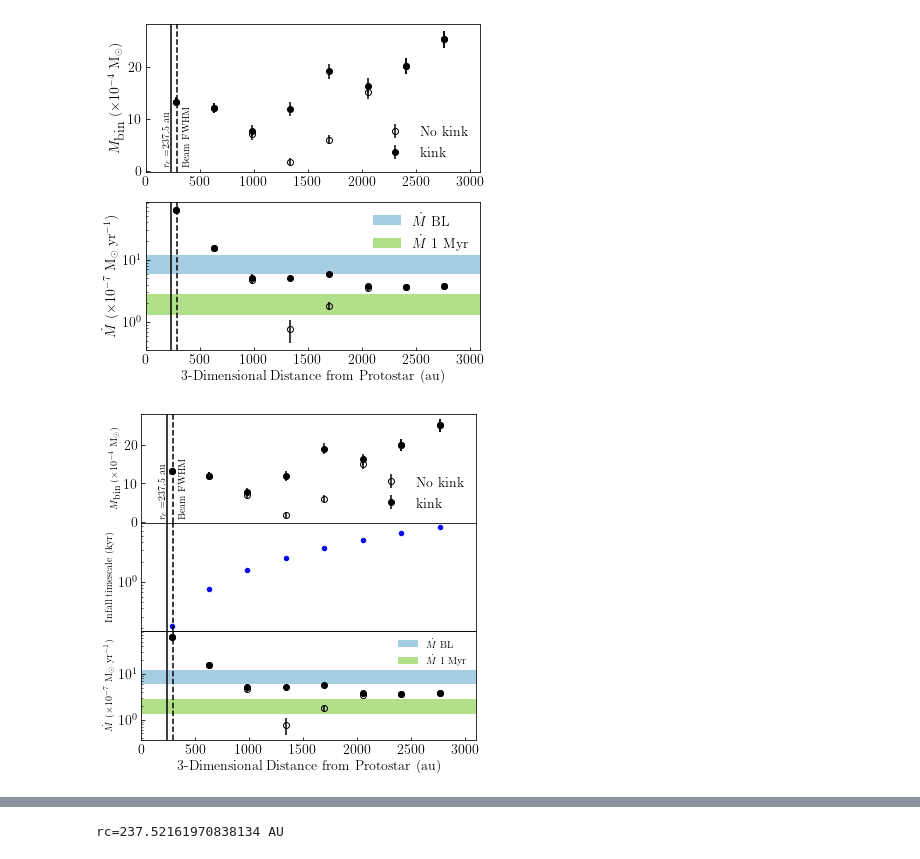
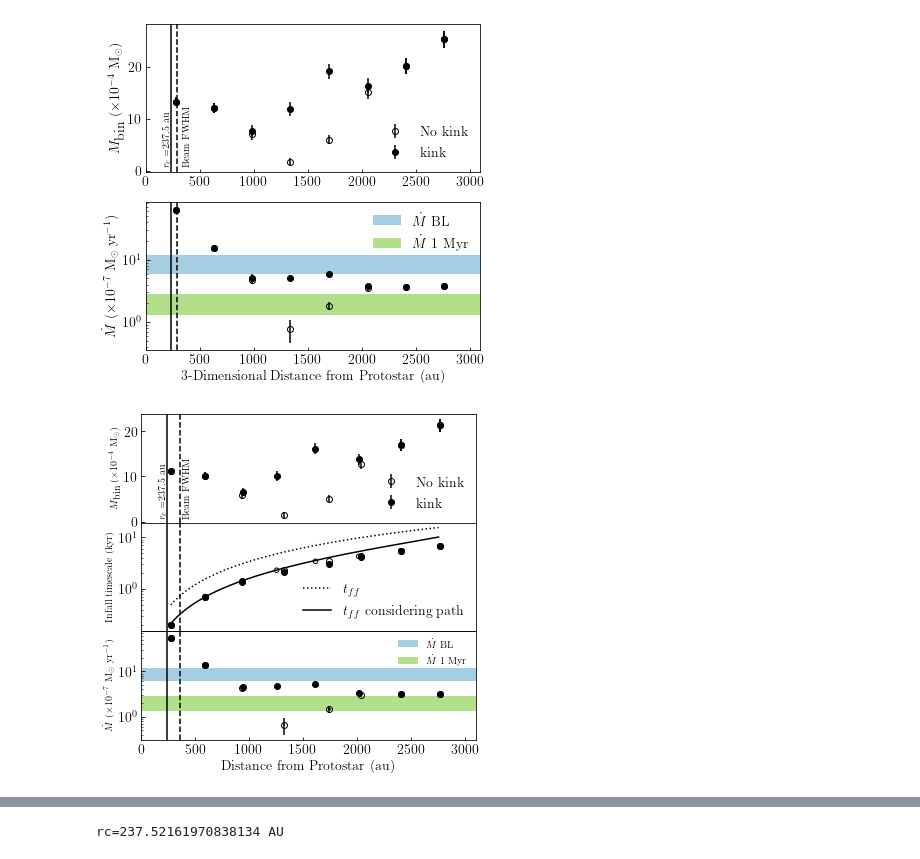
Before and after one commit to tere-valdivia/Per-emb-50_results, a Jupyter notebook: Data_figures.ipynb, the cells around one changed output, grey strips where cells are left out. Cells and saved outputs as stored; diff of their text form; code cells hidden in the pictures.

Commit message:
Accretion with SL model timescales and included error in T

```diff
--- a/Data_figures.ipynb
+++ b/Data_figures.ipynb
@@ -1460,10 +1469,13 @@ if saveaction:
 # If the free fall time is not trivial (like in this case), we can plot a third row
 saveaction = 0
 folder = 'analysis/'
-tablefilemacc = 'M_Mdot_Tex_fixed_mom0_pbcor_binned_unc_tmodel.csv'
+# Just changed the uncertainties for Tex
+tablefilemacc = 'M_Mdot_Tex_15pm5_mom0_pbcor_binned_unc_tmodel.csv'
 
 mass_streamer_table = pd.read_csv(folder+tablefilemacc, header=0)
 binradii = mass_streamer_table['3D distance (au)']
+ubinradii = mass_streamer_table['u 3D distance (au)']
+binradiikink = mass_streamer_table['3D distance kink (au)']
 masses = mass_streamer_table['Mass wo kink (Msun)']
 umasses = mass_streamer_table['u Mass wo kink (Msun)']
 masseskink = mass_streamer_table['Mass w kink (Msun)']
@@ -1472,45 +1484,59 @@ m_acclist = mass_streamer_table['Mdot wo kink (Msun yr-1)']
 um_acclist = mass_streamer_table['u Mdot wo kink (Msun yr-1)']
 m_acclistkink = mass_streamer_table['Mdot w kink (Msun yr-1)']
 um_acclistkink = mass_streamer_table['u Mdot w kink (Msun yr-1)']
-times = mass_streamer_table['t_f (yr, M_env = 0.39 Msun)']
+times_streamline = mass_streamer_table['t_ff streamline (yr, M_env = 0.39 Msun)']
+utimes_streamline = mass_streamer_table['u t_ff streamline (yr, M_env = 0.39 Msun)']
+times_streamlinekink = mass_streamer_table['t_ff streamline kink (yr, M_env = 0.39 Msun)']
+utimes_streamlinekink = mass_streamer_table['u t_ff streamline kink (yr, M_env = 0.39 Msun)']
+
+r_sample = np.arange(np.amin(binradii), np.amax(binradii), 10) *u.au
+time_theory_acc = t_freefall_acc(0*u.au, r_sample, 3300*u.au, mass=2.68*u.Msun)
+time_theory = t_freefall(r_sample, 2.68*u.Msun)
+
 
 fig = plt.figure(figsize=(6,6))
 ax3 = fig.add_subplot(313)
-ax3.errorbar(binradii, m_acclist*1e7, yerr=um_acclist*1e7, marker='o', linestyle='none', mfc='none', mec='k', ecolor='k')
-ax3.errorbar(binradii, m_acclistkink*1e7, yerr=um_acclistkink*1e7, marker='o', linestyle='none', mfc='k', mec='k', ecolor='k')
+ax3.errorbar(binradii, m_acclist*1e7, yerr=um_acclist*1e7, xerr=ubinradii, marker='o', linestyle='none', mfc='none', mec='k', ecolor='k')
+ax3.errorbar(binradiikink, m_acclistkink*1e7, yerr=um_acclistkink*1e7, marker='o', linestyle='none', mfc='k', mec='k', ecolor='k')
 ax3.set_yscale('log')
-ax3.set_xlabel('3-Dimensional Distance from Protostar (au)')
+ax3.set_xlabel('Distance from Protostar (au)')
 ax3.set_ylabel(r'$\dot{M}$ ($\times 10^{-7}$ M$_{\odot}$ yr$^{-1}$)', fontsize=10)
-ax3.axvline(293, color='k', linestyle='dashed')
-ax3.axvline(237.5, color='k')
+ax3.axvline(360, color='k', linestyle='dashed') # beam
+ax3.axvline(237.5, color='k') # rc
 ax3.set_xlim([0,3100])
 ax3.axhspan(6, 12, facecolor='#a6cee3', label=r'$\dot{M}$ BL')
 ax3.axhspan(1.3, 2.8, facecolor='#b2df8a', label=r'$\dot{M}$ 1 Myr')
 ax3.legend(frameon=False, loc=0, fontsize=10)
 
-
 ax = fig.add_subplot(311, sharex=ax3)
 ax.errorbar(binradii, masses*1e4, yerr=umasses*1e4, marker='o', linestyle='none', mfc='none', mec='k', ecolor='k', label='No kink')
-ax.errorbar(binradii, masseskink*1e4, yerr=umasseskink*1e4, marker='o', linestyle='none', mfc='k', mec='k', ecolor='k', label='kink')
+ax.errorbar(binradiikink, masseskink*1e4, yerr=umasseskink*1e4, marker='o', linestyle='none', mfc='k', mec='k', ecolor='k', label='kink')
 ax.set_ylabel(r'$M_{\textrm{bin}}$ ($\times 10^{-4}$ M$_{\odot}$)', fontsize=10)
 ax.legend(loc=4, frameon=False)
-ax.axvline(293, color='k', linestyle='dashed')
-ax.text(350,1, 'Beam FWHM', size=10, rotation=90)
+ax.axvline(360, color='k', linestyle='dashed')
+ax.text(390,1, 'Beam FWHM', size=10, rotation=90)
 ax.axvline(237.5, color='k')
 ax.text(150,1, r'$r_c=$'+str(237.5)+' au', size=10, rotation=90, color='k')
 ax.tick_params(axis='x', which='both', bottom=False, top=False, labelbottom=False)
 
 ax2 = fig.add_subplot(312, sharex=ax3)
-ax2.scatter(binradii, times/1e3, s=20, facecolors='b', edgecolors='b')
+# ax2.scatter(binradii, times_streamlinekink/1e3, s=20, facecolors='k', edgecolors='k')
+ax2.scatter(binradiikink, times_streamline/1e3, s=20, facecolors='none', edgecolors='k')
+
+ax2.errorbar(binradii, times_streamline/1e3, yerr=utimes_streamline/1e3, marker='o', linestyle='none', mfc='none', mec='k', ecolor='k')
+ax2.errorbar(binradii, times_streamlinekink/1e3, yerr=utimes_streamlinekink/1e3, marker='o', linestyle='none', mfc='k', mec='k', ecolor='k')
+ax2.plot(r_sample.value, time_theory.value/1e3, 'k:', label=r'$t_{ff}$')
+ax2.plot(r_sample.value, time_theory_acc.value/1e3, 'k-', label=r'$t_{ff}$ considering path')
 ax2.set_ylabel(r'Infall timescale (kyr)', fontsize=10)
 ax2.set_yscale('log')
-ax2.axvline(293, color='k', linestyle='dashed')
+ax2.legend(frameon=False)
+ax2.axvline(360, color='k', linestyle='dashed')
 ax2.axvline(237.5, color='k')
 ax2.tick_params(axis='x', which='both', bottom=False, top=False, labelbottom=False)
 
 fig.subplots_adjust(hspace=0)
 
 if saveaction:
-  fig.savefig('analysis/plot_mass_accretion_radius.pdf', dpi=300, bbox_inches='tight')
+  fig.savefig('analysis/plot_mass_accretion_radius_Texunc.pdf', dpi=300, bbox_inches='tight')
 # %% [output]
-[figure, old version]
+[figure, new version]
```
Also changed, not shown: parts of 2 cells of this notebook, 24 other files.
